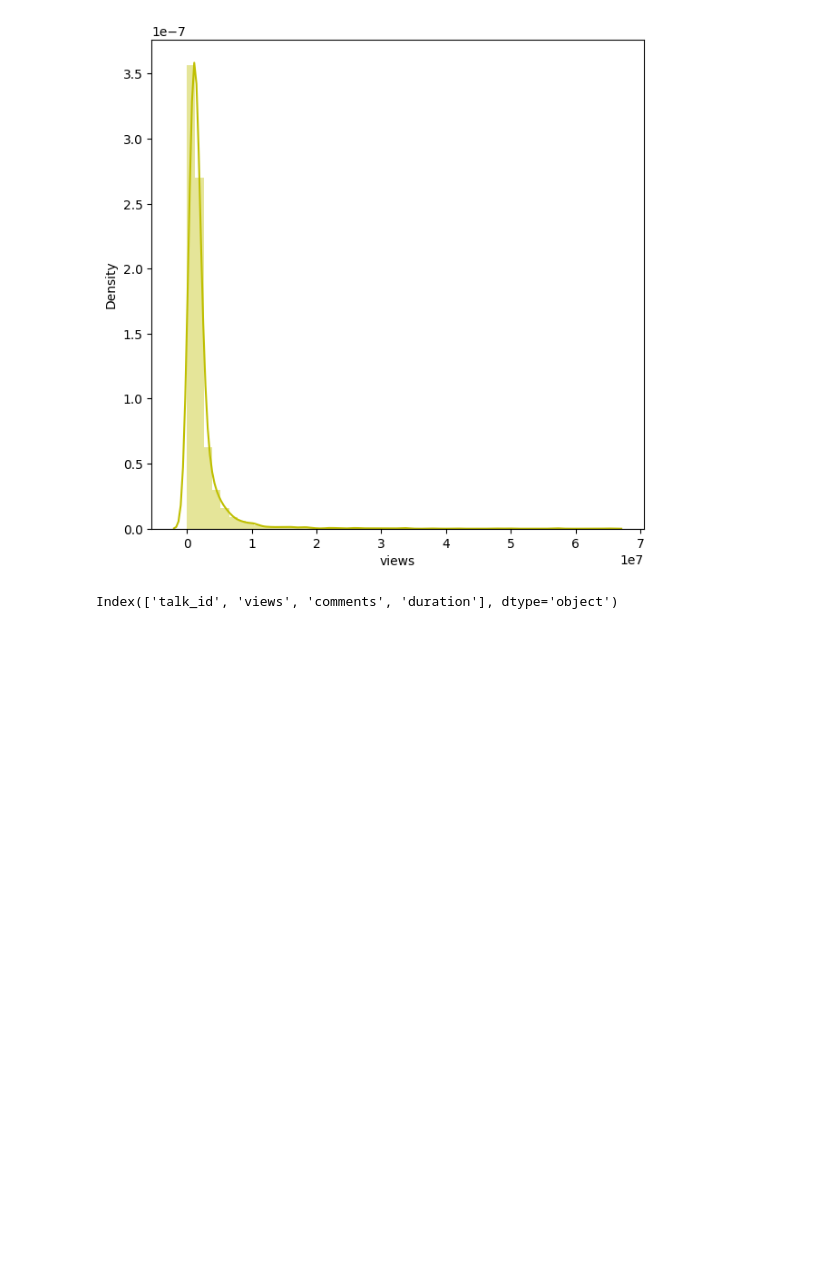
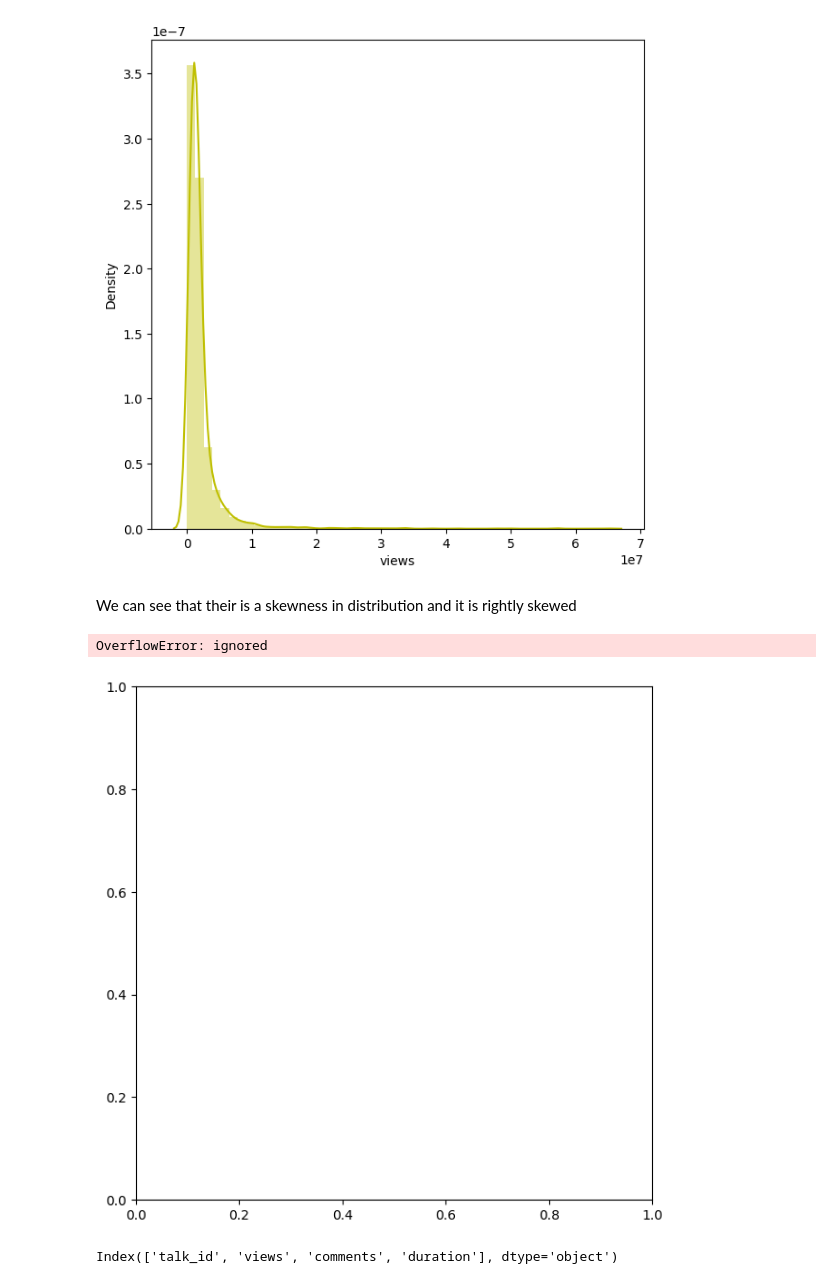
Before and after one commit to Aman811630/TED-talks-views-Prediction--ML-project, a Jupyter notebook: Aman_Singh_ML_project_on_TED_talks_views_prediction_.ipynb, the cells around one changed output. Drawn from its saved outputs; the diff is of its cells as text; code cells hidden in the pictures; blank space fills up the shorter version.

```diff
--- a/Aman_Singh_ML_project_on_TED_talks_views_prediction_.ipynb
+++ b/Aman_Singh_ML_project_on_TED_talks_views_prediction_.ipynb
@@ -317,6 +544,16 @@ sns.distplot(df['views'],color="y")
 # %% [output]
 <Axes: xlabel='views', ylabel='Density'>
 [figure]
+# %% [markdown]
+We can see that their is a skewness in distribution and it is rightly skewed
+# %%
+# doing log transfoemation to remove the skewness
+
+plt.figure(figsize=(7,7))
+sns.distplot(np.log10(df['views']),color="y")
+# %% [output]
+OverflowError: ignored
+[figure, added]
 # %%
 numeric_features = df.describe().columns
 numeric_features
```
Also changed, not shown: parts of 41 cells of this notebook.
